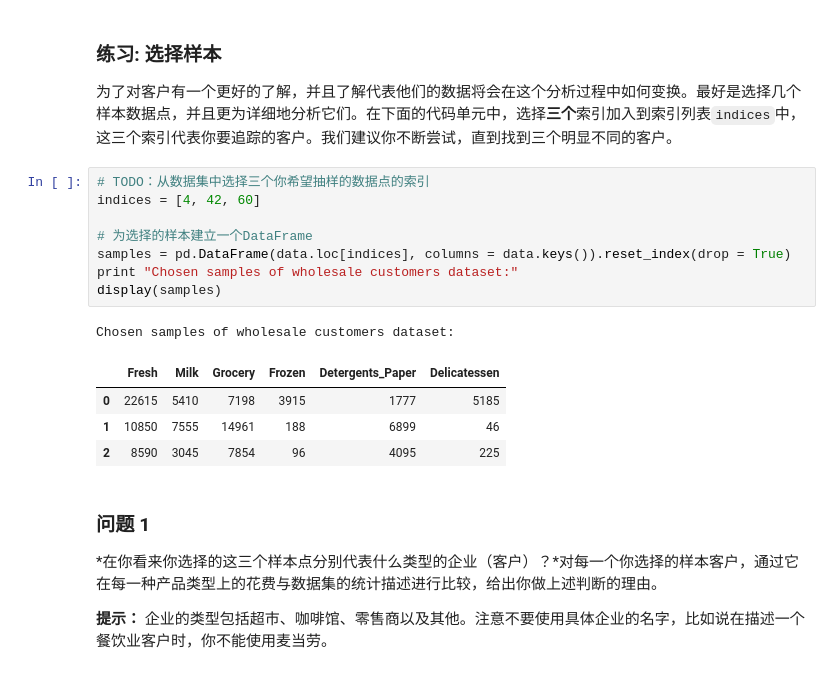
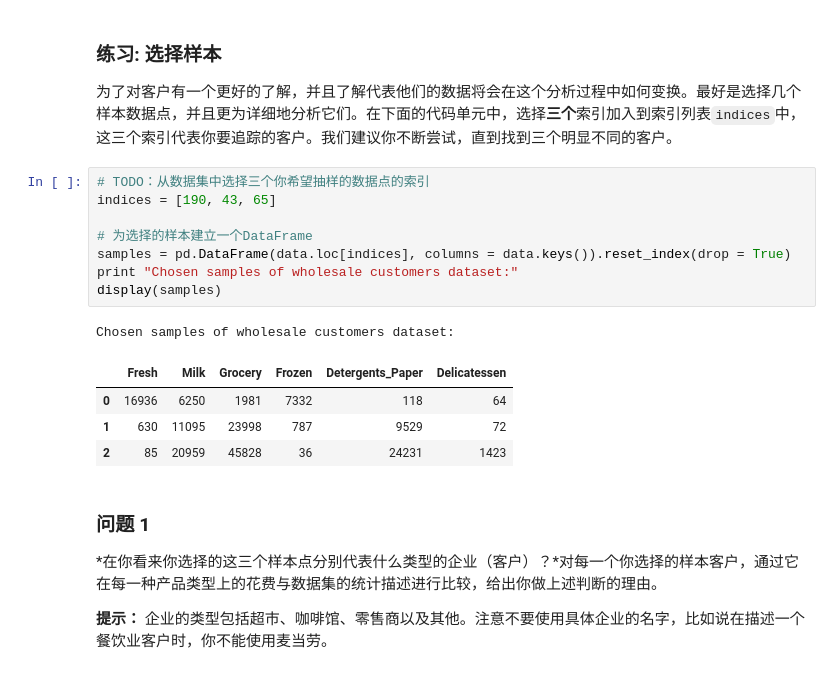
Before and after one commit to xiaofeige/udacity_homework, a Jupyter notebook: creating_customer_segments/customer_segments.ipynb, the cells around one changed output. Saved outputs shown, nothing was run; the diff lists cells and outputs as text.

```diff
--- a/creating_customer_segments/customer_segments.ipynb
+++ b/creating_customer_segments/customer_segments.ipynb
@@ -63,18 +63,18 @@ display(data.describe())
 为了对客户有一个更好的了解，并且了解代表他们的数据将会在这个分析过程中如何变换。最好是选择几个样本数据点，并且更为详细地分析它们。在下面的代码单元中，选择**三个**索引加入到索引列表`indices`中，这三个索引代表你要追踪的客户。我们建议你不断尝试，直到找到三个明显不同的客户。
 # %%
 # TODO：从数据集中选择三个你希望抽样的数据点的索引
-indices = [4, 42, 60]
+indices = [190, 43, 65]
 
 # 为选择的样本建立一个DataFrame
 samples = pd.DataFrame(data.loc[indices], columns = data.keys()).reset_index(drop = True)
 print "Chosen samples of wholesale customers dataset:"
 display(samples)
 # %% [output]
 Chosen samples of wholesale customers dataset:
 |  | Fresh | Milk | Grocery | Frozen | Detergents_Paper | Delicatessen |
-| 0 | 22615 | 5410 | 7198 | 3915 | 1777 | 5185 |
-| 1 | 10850 | 7555 | 14961 | 188 | 6899 | 46 |
-| 2 | 8590 | 3045 | 7854 | 96 | 4095 | 225 |
+| 0 | 16936 | 6250 | 1981 | 7332 | 118 | 64 |
+| 1 | 630 | 11095 | 23998 | 787 | 9529 | 72 |
+| 2 | 85 | 20959 | 45828 | 36 | 24231 | 1423 |
 # %% [markdown]
 ### 问题 1
 *在你看来你选择的这三个样本点分别代表什么类型的企业（客户）？*对每一个你选择的样本客户，通过它在每一种产品类型上的花费与数据集的统计描述进行比较，给出你做上述判断的理由。
```
Also changed, not shown: parts of 16 cells of this notebook, 6 other files.
